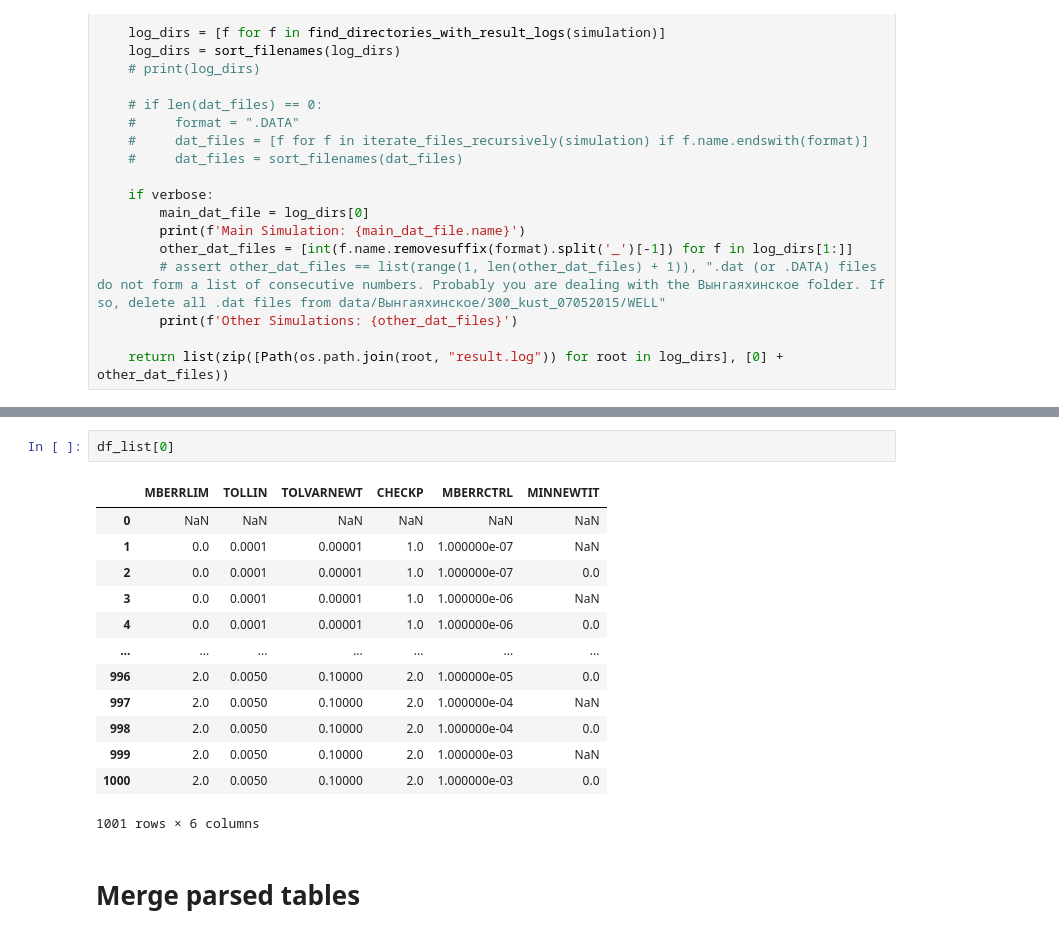
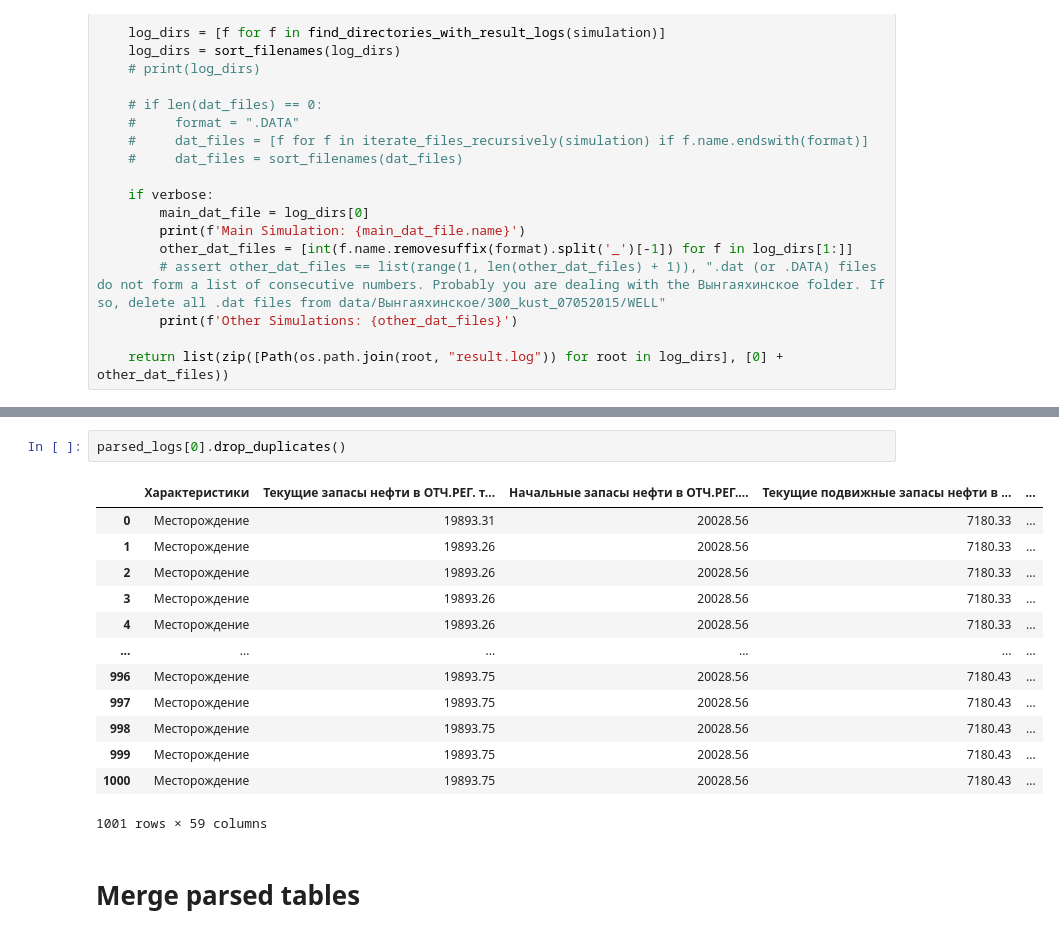
Before and after one commit to Maksim787/hdm-simulator-speedup, a Jupyter notebook: parser/parse_data.ipynb, the cells around one changed output, grey strips where cells are left out. Drawn from its saved outputs; the diff is of its cells as text.

```diff
--- a/parser/parse_data.ipynb
+++ b/parser/parse_data.ipynb
@@ -253,22 +254,22 @@ Other Simulations: [1, 2, 3, 4, 5, 6, 7, 8, 9, 10, 11, 12, 13, 14, 15, 16, 17, 1
 C1bb_07_2018
 Main Simulation: C1bb_07_2018
 Other Simulations: [1, 2, 3, 4, 5, 6, 7, 8, 9, 10, 11, 12, 13, 14, 15, 16, 17, 18, 19, 20, 21, 22, 23, 24, 25, 26, 27, 28, 29, 30, 31, 32, 33, 34, 35, 36, 37, 38, 39, 40, 41, 42, 43, 44, 45, 46, 47, 4 ...
-# %%
-df_list[0]
-# %% [output]
-|  | MBERRLIM | TOLLIN | TOLVARNEWT | CHECKP | MBERRCTRL | MINNEWTIT |
-| 0 | NaN | NaN | NaN | NaN | NaN | NaN |
-| 1 | 0.0 | 0.0001 | 0.00001 | 1.0 | 1.000000e-07 | NaN |
-| 2 | 0.0 | 0.0001 | 0.00001 | 1.0 | 1.000000e-07 | 0.0 |
-| 3 | 0.0 | 0.0001 | 0.00001 | 1.0 | 1.000000e-06 | NaN |
-| 4 | 0.0 | 0.0001 | 0.00001 | 1.0 | 1.000000e-06 | 0.0 |
-| ... | ... | ... | ... | ... | ... | ... |
-| 996 | 2.0 | 0.0050 | 0.10000 | 2.0 | 1.000000e-05 | 0.0 |
-| 997 | 2.0 | 0.0050 | 0.10000 | 2.0 | 1.000000e-04 | NaN |
-| 998 | 2.0 | 0.0050 | 0.10000 | 2.0 | 1.000000e-04 | 0.0 |
-| 999 | 2.0 | 0.0050 | 0.10000 | 2.0 | 1.000000e-03 | NaN |
-| 1000 | 2.0 | 0.0050 | 0.10000 | 2.0 | 1.000000e-03 | 0.0 |
-1001 rows × 6 columns
+# %%
+parsed_logs[0].drop_duplicates()
+# %% [output]
+|  | Характеристики | Текущие запасы нефти в ОТЧ.РЕГ. т... | Начальные запасы нефти в ОТЧ.РЕГ.... | Текущие подвижные запасы нефти в ... | ... |
+| 0 | Месторождение | 19893.31 | 20028.56 | 7180.33 | ... |
+| 1 | Месторождение | 19893.26 | 20028.56 | 7180.33 | ... |
+| 2 | Месторождение | 19893.26 | 20028.56 | 7180.33 | ... |
+| 3 | Месторождение | 19893.26 | 20028.56 | 7180.33 | ... |
+| 4 | Месторождение | 19893.26 | 20028.56 | 7180.33 | ... |
+| ... | ... | ... | ... | ... | ... |
+| 996 | Месторождение | 19893.75 | 20028.56 | 7180.43 | ... |
+| 997 | Месторождение | 19893.75 | 20028.56 | 7180.43 | ... |
+| 998 | Месторождение | 19893.75 | 20028.56 | 7180.43 | ... |
+| 999 | Месторождение | 19893.75 | 20028.56 | 7180.43 | ... |
+| 1000 | Месторождение | 19893.75 | 20028.56 | 7180.43 | ... |
+1001 rows × 59 columns
 # %% [markdown]
 # Merge parsed tables
 # %%
```
Also changed, not shown: parts of 3 cells of this notebook, 8 other files.
